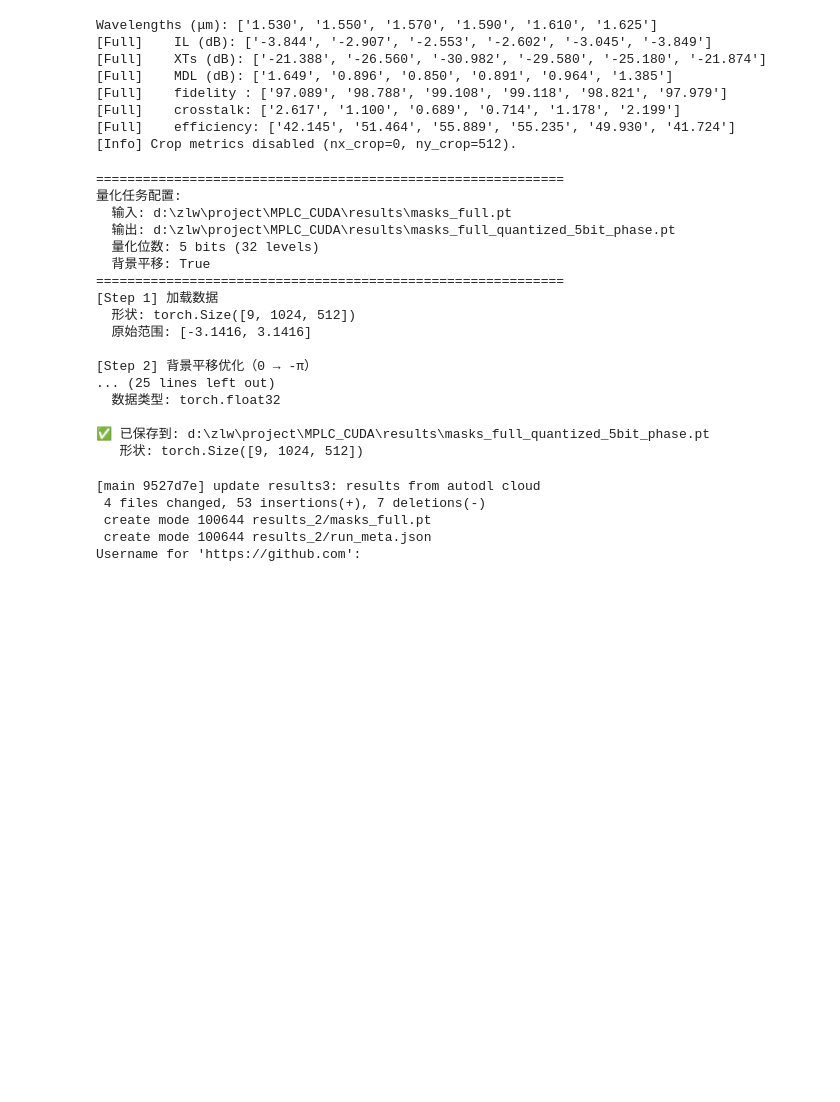
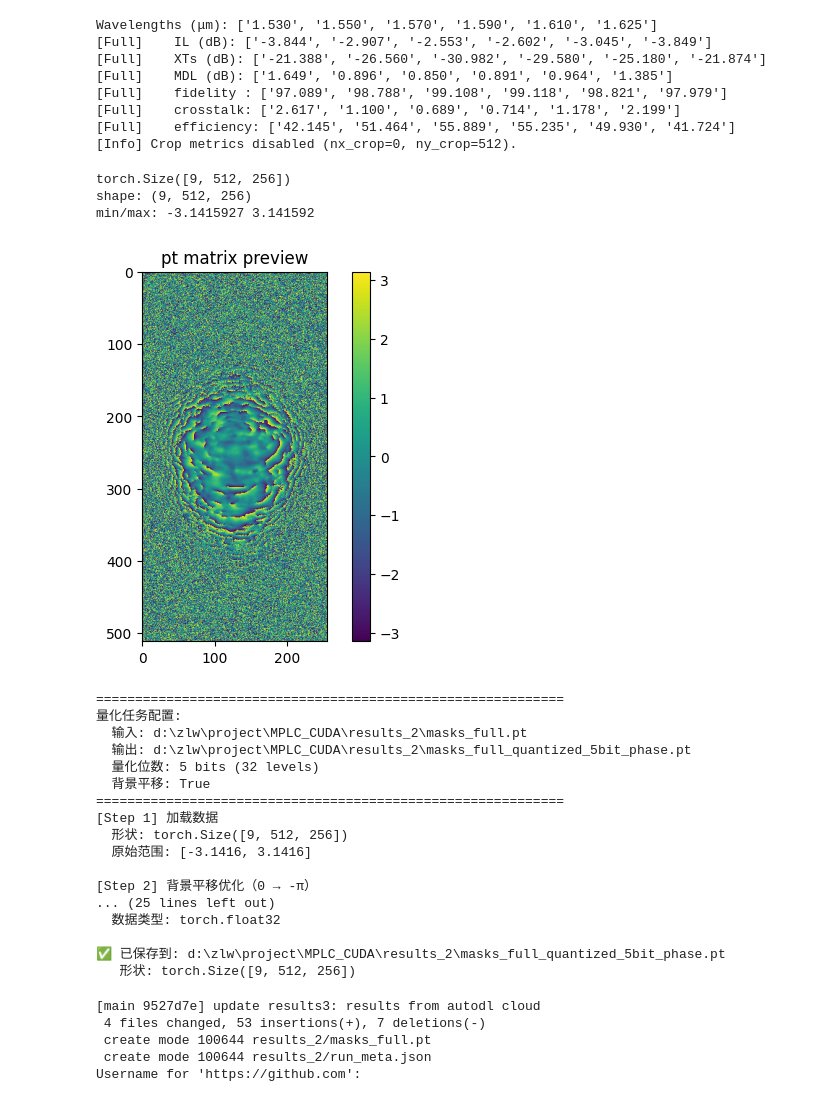
Before and after one commit to zlw1225/MPLC_CUDA, a Jupyter notebook: Untitled (1).ipynb, the cells around one changed output. Saved outputs shown, nothing was run; the diff lists cells and outputs as text; code cells hidden in the pictures; blank space fills up the shorter version.

```diff
--- a/Untitled (1).ipynb
+++ b/Untitled (1).ipynb
@@ -395,6 +341,31 @@ Wavelengths (μm): ['1.530', '1.550', '1.570', '1.590', '1.610', '1.625']
 [Full]    crosstalk: ['2.617', '1.100', '0.689', '0.714', '1.178', '2.199']
 [Full]    efficiency: ['42.145', '51.464', '55.889', '55.235', '49.930', '41.724']
 [Info] Crop metrics disabled (nx_crop=0, ny_crop=512).
+# %%
+# 工具函数：从 Torch 张量文件生成五位量化掩膜并导出成 GDS 掩膜文件
+import torch  # 读取 .pt 文件
+import numpy as np  # 数值运算与矩阵处理
+import matplotlib.pyplot as plt  # 可视化
+from typing import List, Tuple, Union   # 类型注解支持
+
+path_pt = r"d:\zlw\project\MPLC_CUDA\results_2\masks_full.pt"  # TODO: 修改为你的实际路径
+obj = torch.load(path_pt, map_location="cpu")    # 加载 .pt
+print(obj.shape)  # 输出张量形状以确认加载正确
+
+
+a = obj.detach().cpu().numpy()               # 转成 numpy 数组
+print("shape:", a.shape)
+print("min/max:", np.nanmin(a), np.nanmax(a))
+
+plt.imshow(a[2], cmap="viridis")
+plt.colorbar()
+plt.title("pt matrix preview")
+plt.show()
+# %% [output]
+torch.Size([9, 512, 256])
+shape: (9, 512, 256)
+min/max: -3.1415927 3.141592
+[figure, added]
 # %%
 # 新任务：量化所有掩膜并保存为新的 .pt 文件
 import torch
@@ -487,8 +458,8 @@ def quantize_all_masks_and_save(
 
 
 # 执行量化并保存（保存为相位值，使用与 quantize_masks 一致的算法）
-input_path = r"d:\zlw\project\MPLC_CUDA\results\masks_full.pt"
-output_path = r"d:\zlw\project\MPLC_CUDA\results\masks_full_quantized_5bit_phase.pt"
+input_path = r"d:\zlw\project\MPLC_CUDA\results_2\masks_full.pt"
+output_path = r"d:\zlw\project\MPLC_CUDA\results_2\masks_full_quantized_5bit_phase.pt"
 
 print("="*60)
 print("量化任务配置:")
@@ -508,21 +479,21 @@ quantized_tensor = quantize_all_masks_and_save(
 # %% [output]
 ============================================================
 量化任务配置:
-  输入: d:\zlw\project\MPLC_CUDA\results\masks_full.pt
-  输出: d:\zlw\project\MPLC_CUDA\results\masks_full_quantized_5bit_phase.pt
+  输入: d:\zlw\project\MPLC_CUDA\results_2\masks_full.pt
+  输出: d:\zlw\project\MPLC_CUDA\results_2\masks_full_quantized_5bit_phase.pt
   量化位数: 5 bits (32 levels)
   背景平移: True
 ============================================================
 [Step 1] 加载数据
-  形状: torch.Size([9, 1024, 512])
+  形状: torch.Size([9, 512, 256])
   原始范围: [-3.1416, 3.1416]
 
 [Step 2] 背景平移优化（0 → -π）
 ... (25 lines left out)
   数据类型: torch.float32
 
-✅ 已保存到: d:\zlw\project\MPLC_CUDA\results\masks_full_quantized_5bit_phase.pt
-   形状: torch.Size([9, 1024, 512])
+✅ 已保存到: d:\zlw\project\MPLC_CUDA\results_2\masks_full_quantized_5bit_phase.pt
+   形状: torch.Size([9, 512, 256])
 # %%
 !git add .
 !git commit -m "update results3: results from autodl cloud"
```
Also changed, not shown: parts of 8 cells of this notebook, 12 other files.
